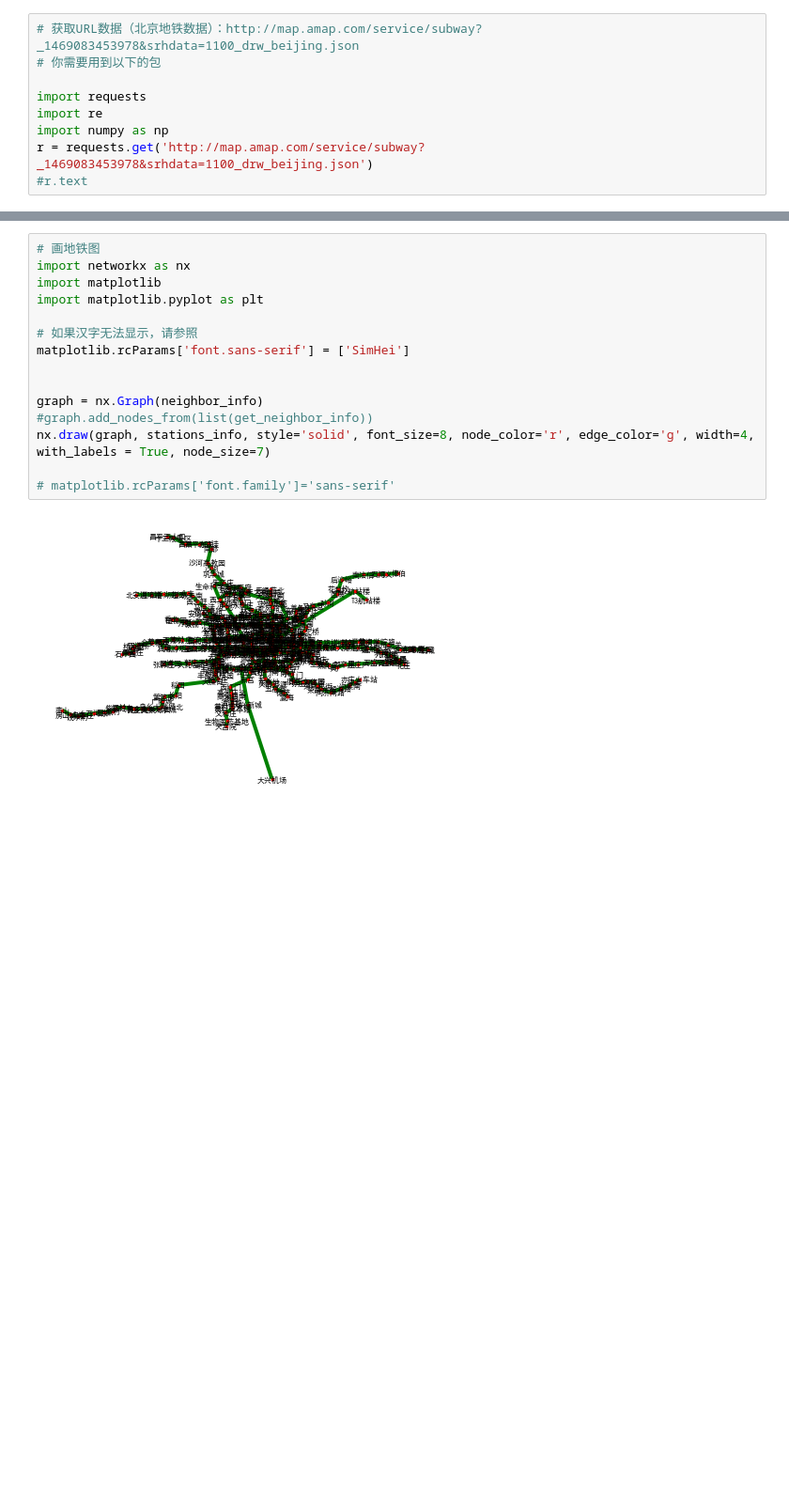
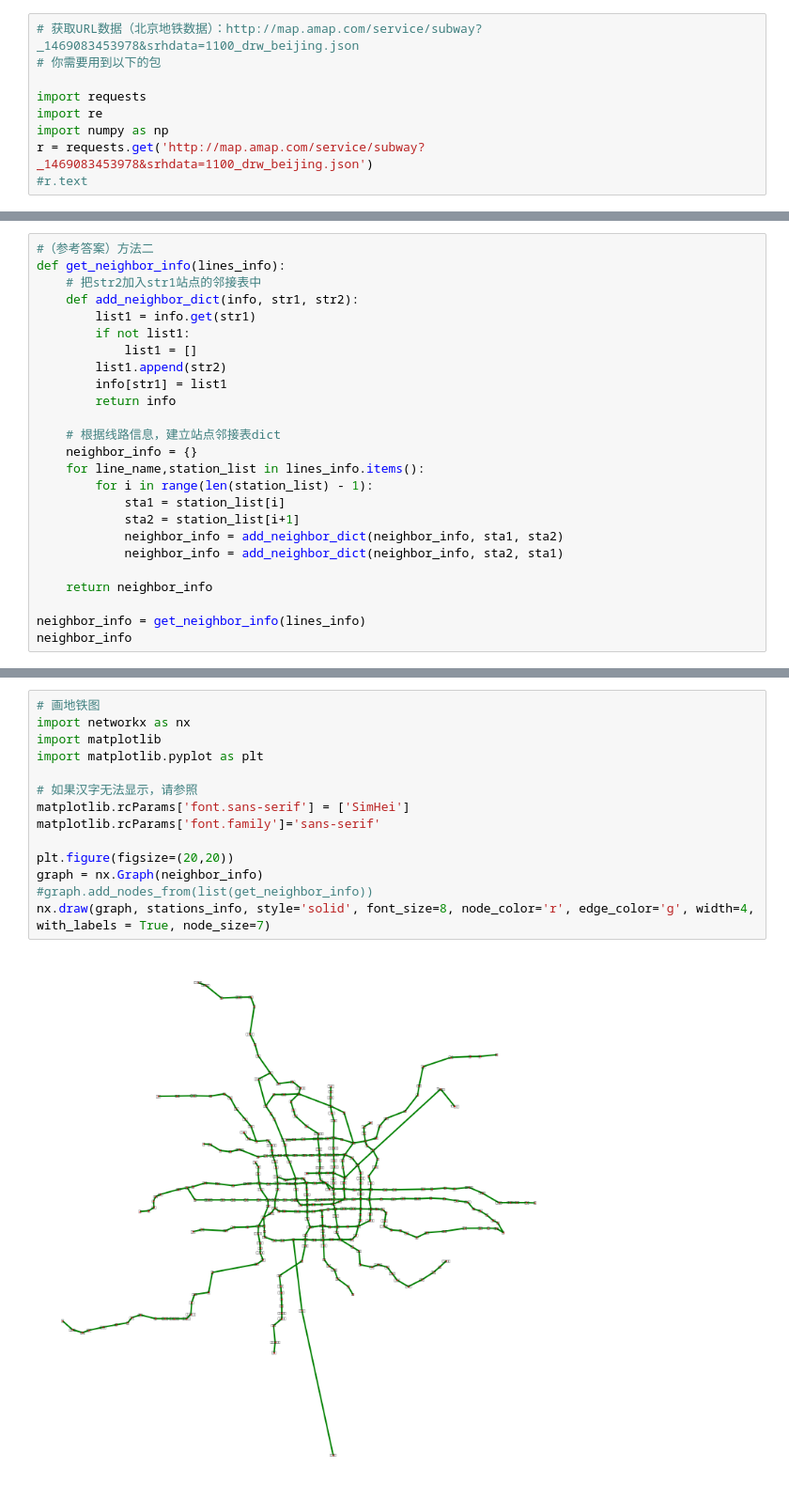
Before and after one commit to Puzhihui/AI_Microsoft, a Jupyter notebook: subway.ipynb, the cells around one changed output, grey strips where cells are left out. Shown at 94% size. Drawn from its saved outputs; the diff is of its cells as text; blank space fills up the shorter version.

```diff
--- a/subway.ipynb
+++ b/subway.ipynb
@@ -57,3 +113,28 @@ def get_neighbor_info(lines_info):
 
 neighbor_info = get_neighbor_info(lines_info)
 #neighbor_info
+# %%
+#（参考答案）方法二
+def get_neighbor_info(lines_info):
+    # 把str2加入str1站点的邻接表中
+    def add_neighbor_dict(info, str1, str2):
+        list1 = info.get(str1)
+        if not list1:
+            list1 = []
+        list1.append(str2)
+        info[str1] = list1
+        return info
+
+    # 根据线路信息，建立站点邻接表dict
+    neighbor_info = {}
+    for line_name,station_list in lines_info.items():
+        for i in range(len(station_list) - 1):
+            sta1 = station_list[i]
+            sta2 = station_list[i+1]
+            neighbor_info = add_neighbor_dict(neighbor_info, sta1, sta2)
+            neighbor_info = add_neighbor_dict(neighbor_info, sta2, sta1)
+
+    return neighbor_info
+
+neighbor_info = get_neighbor_info(lines_info)
+neighbor_info
@@ -60,17 +159,16 @@ neighbor_info = get_neighbor_info(lines_info)
 # %%
 # 画地铁图
 import networkx as nx
 import matplotlib
 import matplotlib.pyplot as plt
 
 # 如果汉字无法显示，请参照
 matplotlib.rcParams['font.sans-serif'] = ['SimHei']
+matplotlib.rcParams['font.family']='sans-serif'
 
-
+plt.figure(figsize=(20,20))
 graph = nx.Graph(neighbor_info)
 #graph.add_nodes_from(list(get_neighbor_info))
 nx.draw(graph, stations_info, style='solid', font_size=8, node_color='r', edge_color='g', width=4, with_labels = True, node_size=7)
-
-# matplotlib.rcParams['font.family']='sans-serif'
 # %% [output]
-[figure, old version]
+[figure, new version]
```
Also changed, not shown: parts of 9 cells of this notebook.
